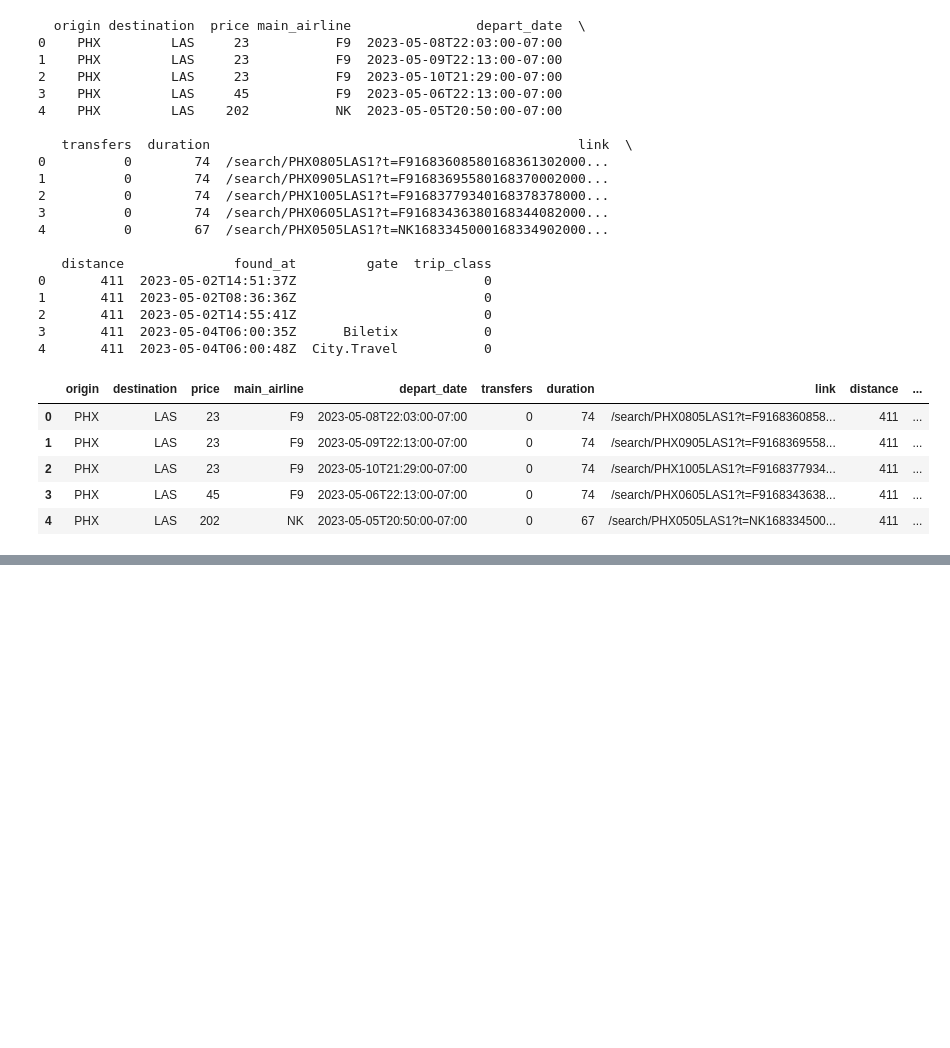
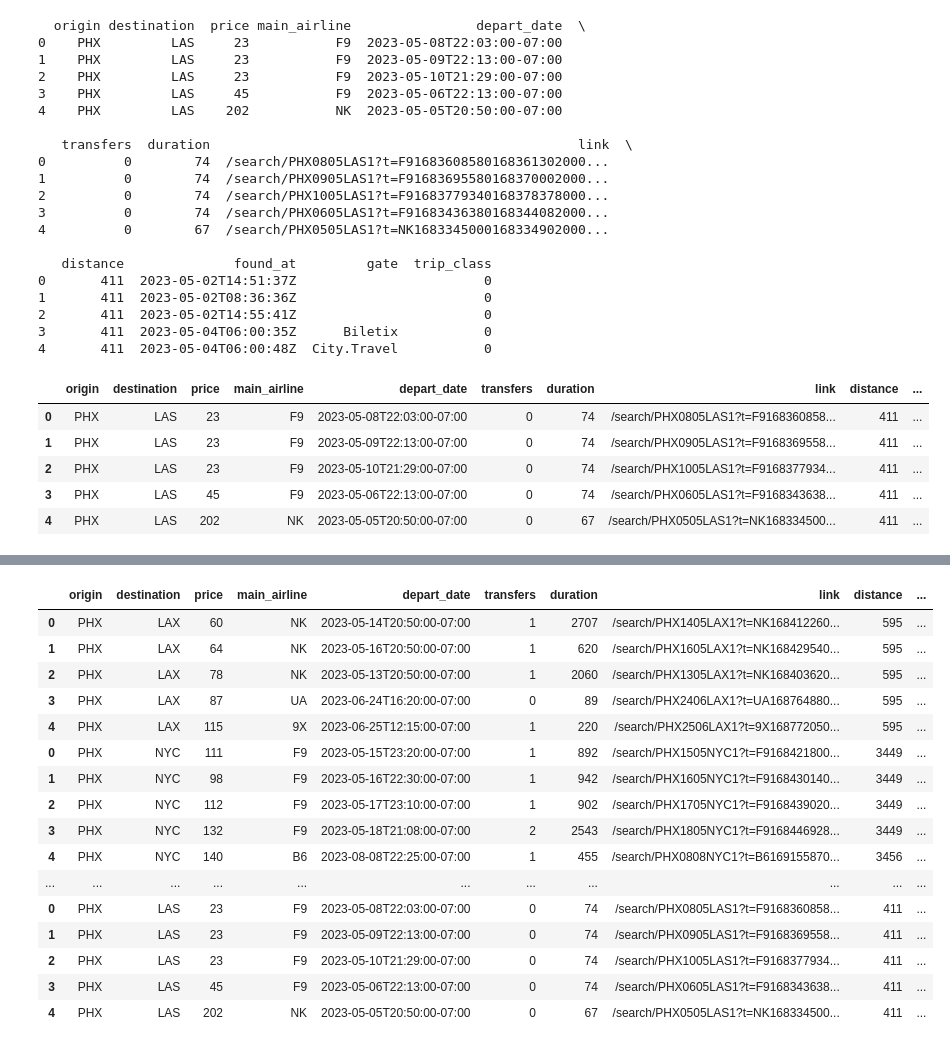
Before and after one commit to maheeyah/Group3, a Jupyter notebook: Prices_Alternative_Directions.ipynb, the cells around one changed output, grey strips where cells are left out. Drawn from its saved outputs; the diff is of its cells as text; code cells hidden in the pictures; blank space fills up the shorter version.

```diff
--- a/Prices_Alternative_Directions.ipynb
+++ b/Prices_Alternative_Directions.ipynb
@@ -24,16 +24,16 @@ response = requests.request("GET", url, headers=headers, params=querystring)
 data = response.json()
 
 # Create a DataFrame from the 'prices' key
-df = pd.json_normalize(data['prices'])
+lax = pd.json_normalize(data['prices'])
 
 # Extract the 'origins' and 'destinations' keys into separate columns
-df['origin'] = data['origins'][0]
-df['destination'] = data['destinations'][0]
+lax['origin'] = data['origins'][0]
+lax['destination'] = data['destinations'][0]
 
 # Rearrange the columns in the desired order
-df = df[['origin', 'destination', 'price', 'main_airline', 'depart_date', 'transfers', 'duration', 'link', 'distance', 'found_at', 'gate', 'trip_class']]
+lax = lax[['origin', 'destination', 'price', 'main_airline', 'depart_date', 'transfers', 'duration', 'link', 'distance', 'found_at', 'gate', 'trip_class']]
 
-print(df)
+print(lax)
 # %% [output]
   origin destination  price main_airline                depart_date  \
 0    PHX         LAX     60           NK  2023-05-14T20:50:00-07:00
@@ -276,3 +276,6 @@ las.head()
 | 2 | PHX | LAS | 23 | F9 | 2023-05-10T21:29:00-07:00 | 0 | 74 | /search/PHX1005LAS1?t=F9168377934... | 411 | ... |
 | 3 | PHX | LAS | 45 | F9 | 2023-05-06T22:13:00-07:00 | 0 | 74 | /search/PHX0605LAS1?t=F9168343638... | 411 | ... |
 | 4 | PHX | LAS | 202 | NK | 2023-05-05T20:50:00-07:00 | 0 | 67 | /search/PHX0505LAS1?t=NK168334500... | 411 | ... |
+# %%
+df_concat = pd.concat([lax, jfk, lax, mia, ord, las], axis=0)
+print(df_concat)
@@ -278,0 +300,20 @@ las.head()
+# %%
+df_concat.head(50)
+# %% [output]
+|  | origin | destination | price | main_airline | depart_date | transfers | duration | link | distance | ... |
+| 0 | PHX | LAX | 60 | NK | 2023-05-14T20:50:00-07:00 | 1 | 2707 | /search/PHX1405LAX1?t=NK168412260... | 595 | ... |
+| 1 | PHX | LAX | 64 | NK | 2023-05-16T20:50:00-07:00 | 1 | 620 | /search/PHX1605LAX1?t=NK168429540... | 595 | ... |
+| 2 | PHX | LAX | 78 | NK | 2023-05-13T20:50:00-07:00 | 1 | 2060 | /search/PHX1305LAX1?t=NK168403620... | 595 | ... |
+| 3 | PHX | LAX | 87 | UA | 2023-06-24T16:20:00-07:00 | 0 | 89 | /search/PHX2406LAX1?t=UA168764880... | 595 | ... |
+| 4 | PHX | LAX | 115 | 9X | 2023-06-25T12:15:00-07:00 | 1 | 220 | /search/PHX2506LAX1?t=9X168772050... | 595 | ... |
+| 0 | PHX | NYC | 111 | F9 | 2023-05-15T23:20:00-07:00 | 1 | 892 | /search/PHX1505NYC1?t=F9168421800... | 3449 | ... |
+| 1 | PHX | NYC | 98 | F9 | 2023-05-16T22:30:00-07:00 | 1 | 942 | /search/PHX1605NYC1?t=F9168430140... | 3449 | ... |
+| 2 | PHX | NYC | 112 | F9 | 2023-05-17T23:10:00-07:00 | 1 | 902 | /search/PHX1705NYC1?t=F9168439020... | 3449 | ... |
+| 3 | PHX | NYC | 132 | F9 | 2023-05-18T21:08:00-07:00 | 2 | 2543 | /search/PHX1805NYC1?t=F9168446928... | 3449 | ... |
+| 4 | PHX | NYC | 140 | B6 | 2023-08-08T22:25:00-07:00 | 1 | 455 | /search/PHX0808NYC1?t=B6169155870... | 3456 | ... |
+| ... | ... | ... | ... | ... | ... | ... | ... | ... | ... | ... |
+| 0 | PHX | LAS | 23 | F9 | 2023-05-08T22:03:00-07:00 | 0 | 74 | /search/PHX0805LAS1?t=F9168360858... | 411 | ... |
+| 1 | PHX | LAS | 23 | F9 | 2023-05-09T22:13:00-07:00 | 0 | 74 | /search/PHX0905LAS1?t=F9168369558... | 411 | ... |
+| 2 | PHX | LAS | 23 | F9 | 2023-05-10T21:29:00-07:00 | 0 | 74 | /search/PHX1005LAS1?t=F9168377934... | 411 | ... |
+| 3 | PHX | LAS | 45 | F9 | 2023-05-06T22:13:00-07:00 | 0 | 74 | /search/PHX0605LAS1?t=F9168343638... | 411 | ... |
+| 4 | PHX | LAS | 202 | NK | 2023-05-05T20:50:00-07:00 | 0 | 67 | /search/PHX0505LAS1?t=NK168334500... | 411 | ... |
```
Also changed, not shown: parts of 2 cells of this notebook.
